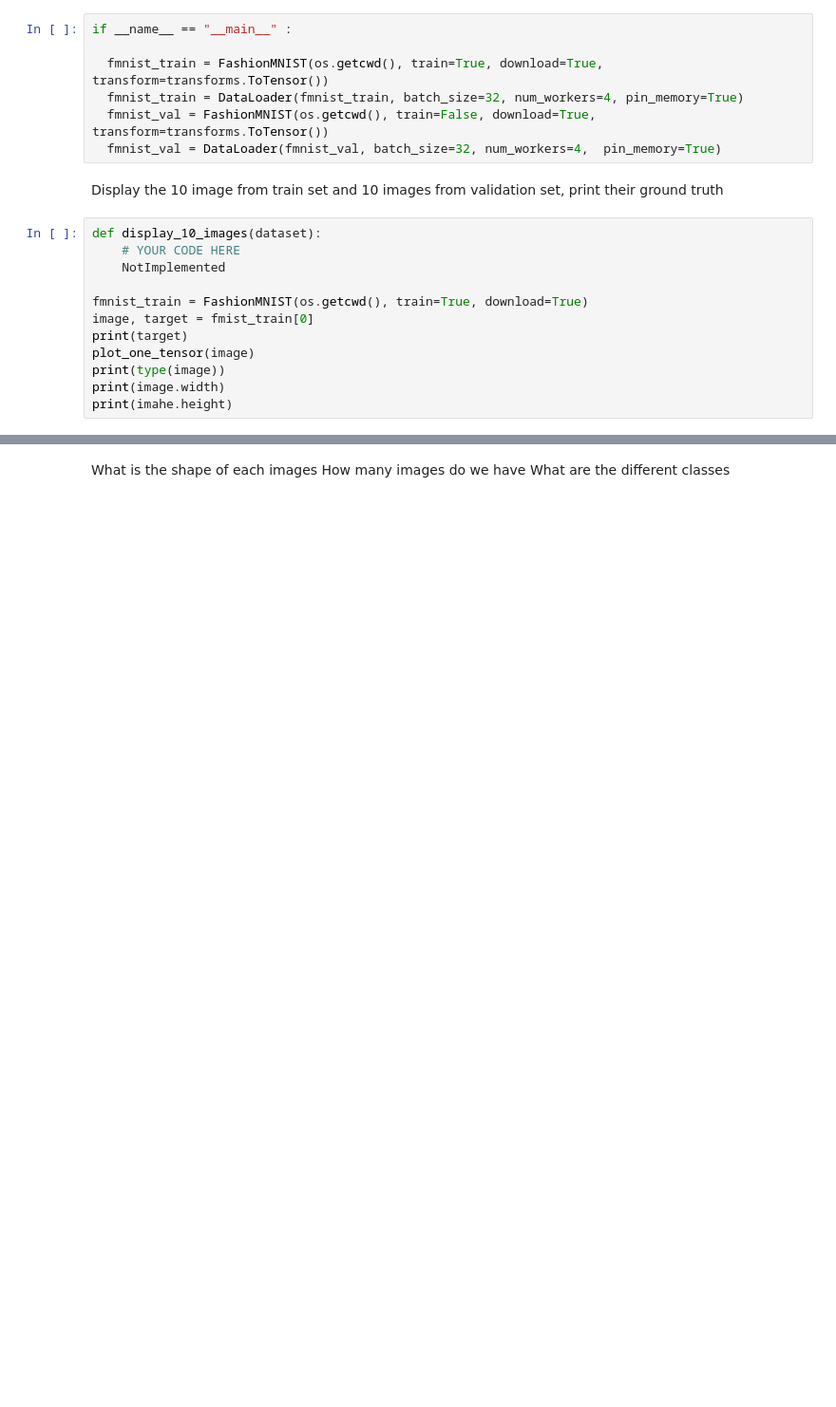
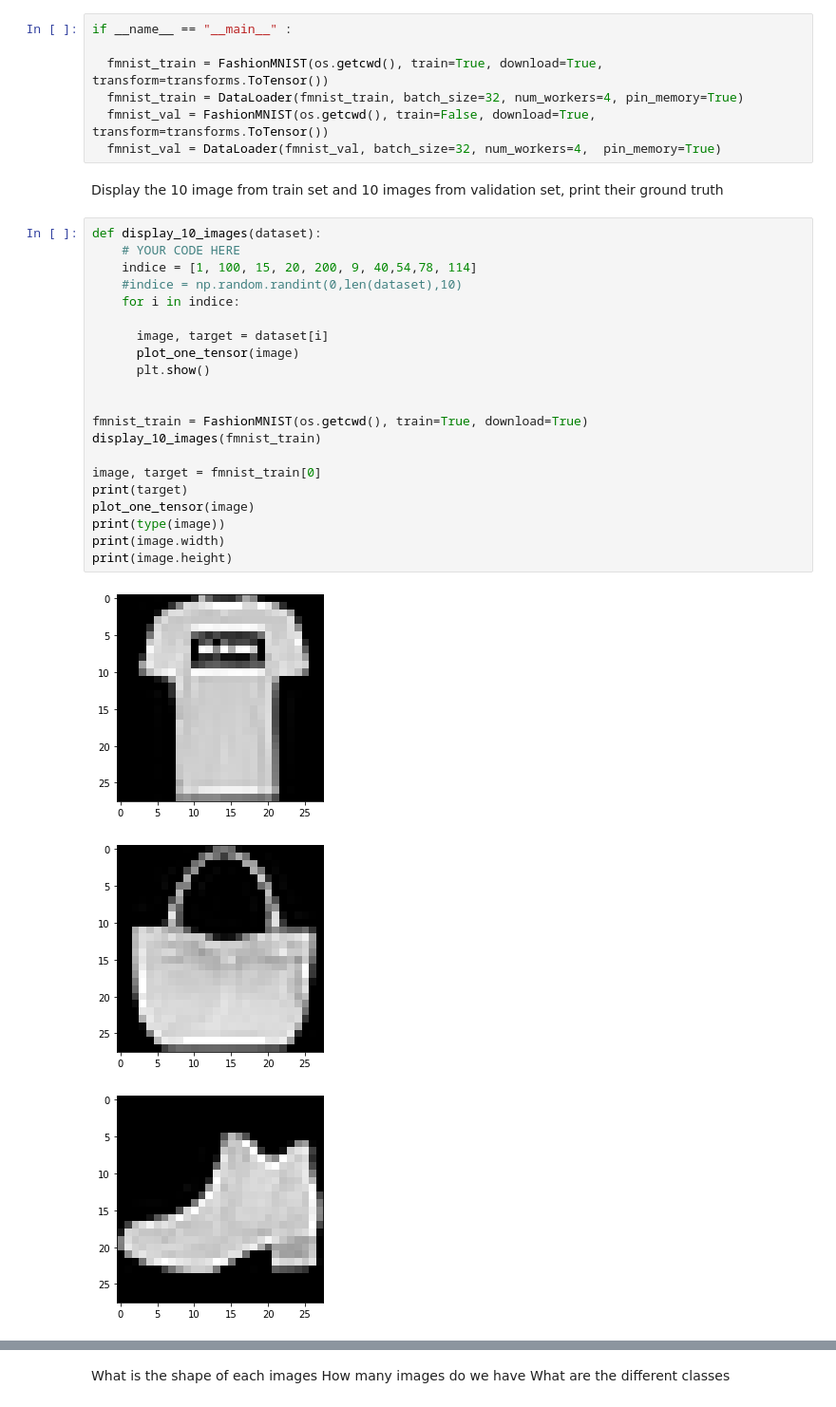
Before and after one commit to DL-ECE/tp2-deeplearningonimages-rayanesaby, a Jupyter notebook: convolution.ipynb, the cells around one changed output, grey strips where cells are left out. Shown: that part at 95% size. Cells and saved outputs as stored; diff of their text form; blank space fills up the shorter version.

```diff
--- a/convolution.ipynb
+++ b/convolution.ipynb
@@ -790,12 +788,25 @@ Display the 10 image from train set and 10 images from validation set, print the
 # %%
 def display_10_images(dataset):
     # YOUR CODE HERE
-    NotImplemented
+    indice = [1, 100, 15, 20, 200, 9, 40,54,78, 114]
+    #indice = np.random.randint(0,len(dataset),10)
+    for i in indice:
+
+      image, target = dataset[i]
+      plot_one_tensor(image)
+      plt.show()
+
 
 fmnist_train = FashionMNIST(os.getcwd(), train=True, download=True)
-image, target = fmist_train[0]
+display_10_images(fmnist_train)
+
+image, target = fmnist_train[0]
 print(target)
 plot_one_tensor(image)
 print(type(image))
 print(image.width)
-print(imahe.height)
+print(image.height)
+# %% [output]
+[figure, added]
+[figure, added]
+[figure, added]
```
Also changed, not shown: parts of 7 cells of this notebook.
